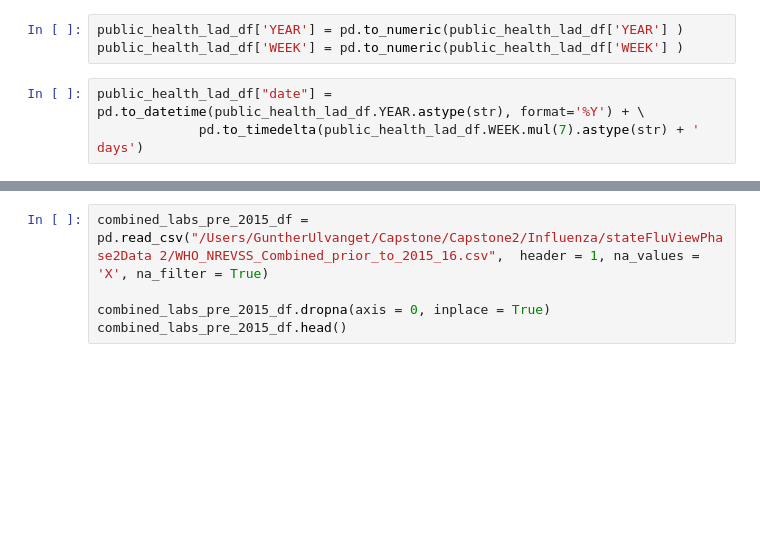
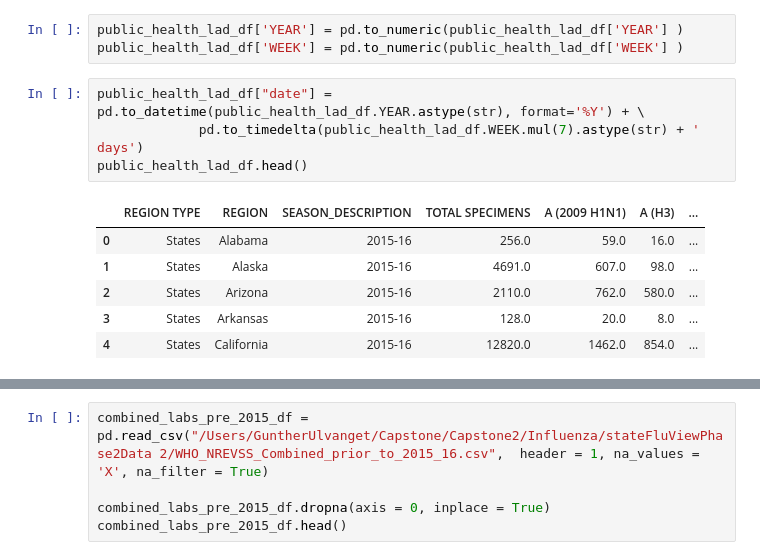
Before and after one commit to clayton-summitt/Influenza, a Jupyter notebook: CDC_Influenza_surveillance_by_state.ipynb, the cells around one changed output, grey strips where cells are left out. Saved outputs shown, nothing was run; the diff lists cells and outputs as text; blank space fills up the shorter version.

```diff
--- a/CDC_Influenza_surveillance_by_state.ipynb
+++ b/CDC_Influenza_surveillance_by_state.ipynb
@@ -71,6 +72,14 @@ public_health_lad_df['WEEK'] = pd.to_numeric(public_health_lad_df['WEEK'] )
 # %%
 public_health_lad_df["date"] = pd.to_datetime(public_health_lad_df.YEAR.astype(str), format='%Y') + \
              pd.to_timedelta(public_health_lad_df.WEEK.mul(7).astype(str) + ' days')
+public_health_lad_df.head()
+# %% [output]
+|  | REGION TYPE | REGION | SEASON_DESCRIPTION | TOTAL SPECIMENS | A (2009 H1N1) | A (H3) | ... |
+| 0 | States | Alabama | 2015-16 | 256.0 | 59.0 | 16.0 | ... |
+| 1 | States | Alaska | 2015-16 | 4691.0 | 607.0 | 98.0 | ... |
+| 2 | States | Arizona | 2015-16 | 2110.0 | 762.0 | 580.0 | ... |
+| 3 | States | Arkansas | 2015-16 | 128.0 | 20.0 | 8.0 | ... |
+| 4 | States | California | 2015-16 | 12820.0 | 1462.0 | 854.0 | ... |
 # %%
 
 public_health_lad_df["TOTAL A"]= pd.to_numeric(public_health_lad_df["A (2009 H1N1)"])+pd.to_numeric(public_health_lad_df["A (H3)"])+pd.to_numeric(public_health_lad_df["A (Subtyping not Performed)"])
```
Also changed, not shown: parts of 8 cells of this notebook, 1 other file.
